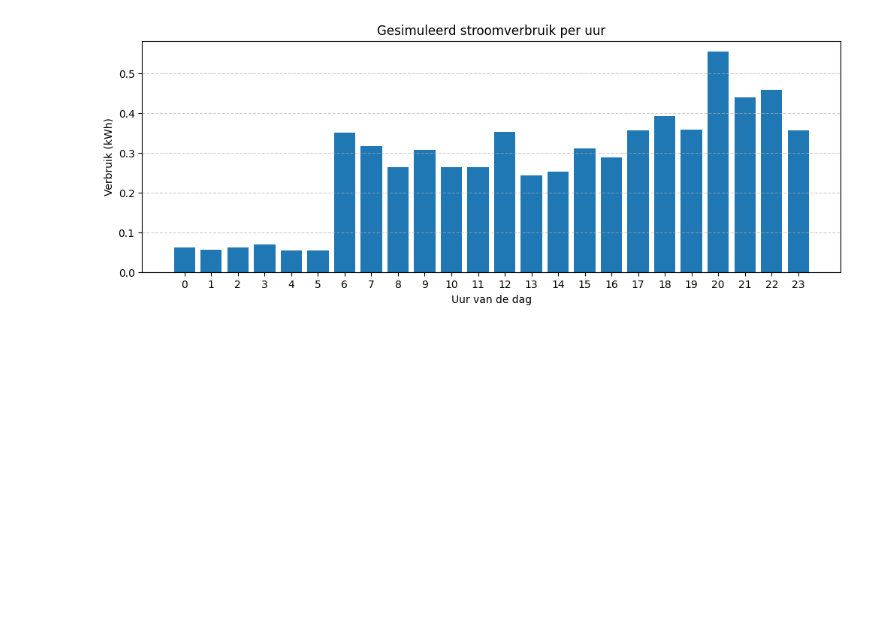
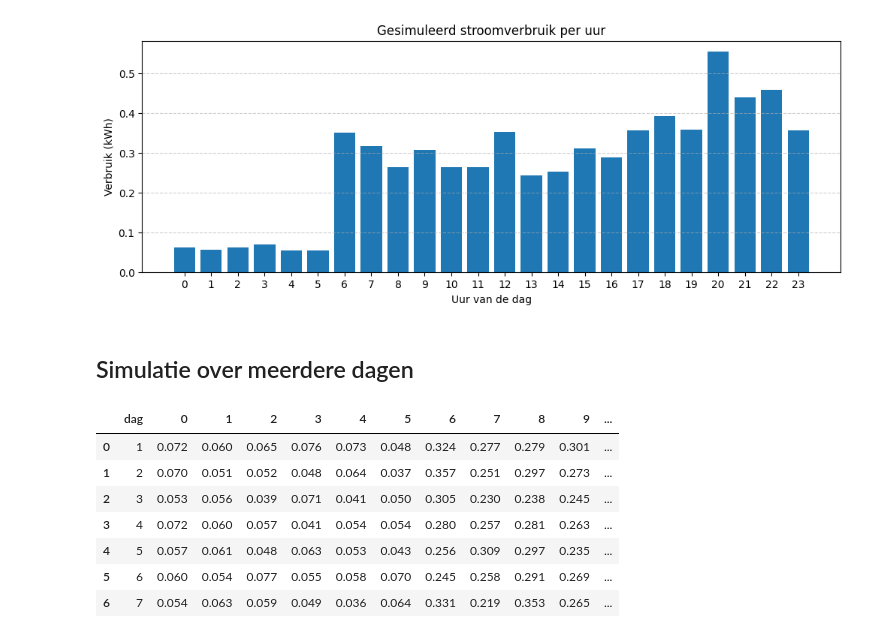
Before and after one commit to BJHeemskerk/P2P-microgrid-simulation, a Jupyter notebook: energie_consumptie_N.ipynb, the cells around one changed output. Cells and saved outputs as stored; diff of their text form; code cells hidden in the pictures; blank space fills up the shorter version.

```diff
--- a/energie_consumptie_N.ipynb
+++ b/energie_consumptie_N.ipynb
@@ -97,3 +97,68 @@ Verbruik per uur (kWh):
 
 Totaal verbruik: 6.48 kWh
 [figure]
+# %% [markdown]
+## Simulatie over meerdere dagen
+# %%
+import numpy as np
+import pandas as pd
+pd.set_option('display.max_columns', 50)
+
+# Instellingen
+gemiddeld_verbruik = 6.8  # kWh per dag
+dagen = 7  # aantal dagen simuleren
+
+dagdelen = {
+    'nacht': {'uren': range(0, 6), 'percentage': 0.05},
+    'ochtend': {'uren': range(6, 12), 'percentage': 0.25},
+    'middag': {'uren': range(12, 18), 'percentage': 0.30},
+    'avond': {'uren': range(18, 24), 'percentage': 0.40},
+}
+
+def simuleer_dag(seed=None):
+    if seed is not None:
+        np.random.seed(seed)
+
+    # Stap 1-3: basisverbruik per uur op basis van tijdsblokken
+    basisverbruik = np.zeros(24)
+    for blok, info in dagdelen.items():
+        uren = info['uren']
+        totaal_in_blok = info['percentage'] * gemiddeld_verbruik
+        per_uur = totaal_in_blok / len(uren)
+        for uur in uren:
+            basisverbruik[uur] = per_uur
+
+    # Stap 4: random afwijking per uur
+    afwijking = np.random.normal(loc=1.0, scale=0.15, size=24)
+    verbruik = basisverbruik * afwijking
+    return verbruik
+
+# Simulatie over meerdere dagen
+data = []
+for dag in range(dagen):
+    verbruik_per_uur = simuleer_dag(seed=dag)
+    totaal = verbruik_per_uur.sum()
+    dag_data = {
+        'dag': dag + 1,
+        **{f'{uur}': round(verbruik_per_uur[uur], 3) for uur in range(24)},
+        'totaal_kWh': round(totaal, 3)
+    }
+    data.append(dag_data)
+
+# Zet in DataFrame
+df = pd.DataFrame(data)
+
+# Toon resultaat
+display(df)
+
+# Opslaan (optioneel)
+# df.to_csv('energieverbruik_simulatie.csv', index=False)
+# %% [output]
+|  | dag | 0 | 1 | 2 | 3 | 4 | 5 | 6 | 7 | 8 | 9 | ... |
+| 0 | 1 | 0.072 | 0.060 | 0.065 | 0.076 | 0.073 | 0.048 | 0.324 | 0.277 | 0.279 | 0.301 | ... |
+| 1 | 2 | 0.070 | 0.051 | 0.052 | 0.048 | 0.064 | 0.037 | 0.357 | 0.251 | 0.297 | 0.273 | ... |
+| 2 | 3 | 0.053 | 0.056 | 0.039 | 0.071 | 0.041 | 0.050 | 0.305 | 0.230 | 0.238 | 0.245 | ... |
+| 3 | 4 | 0.072 | 0.060 | 0.057 | 0.041 | 0.054 | 0.054 | 0.280 | 0.257 | 0.281 | 0.263 | ... |
+| 4 | 5 | 0.057 | 0.061 | 0.048 | 0.063 | 0.053 | 0.043 | 0.256 | 0.309 | 0.297 | 0.235 | ... |
+| 5 | 6 | 0.060 | 0.054 | 0.077 | 0.055 | 0.058 | 0.070 | 0.245 | 0.258 | 0.291 | 0.269 | ... |
+| 6 | 7 | 0.054 | 0.063 | 0.059 | 0.049 | 0.036 | 0.064 | 0.331 | 0.219 | 0.353 | 0.265 | ... |
```
Also changed, not shown: parts of 2 cells of this notebook, 1 other file.
